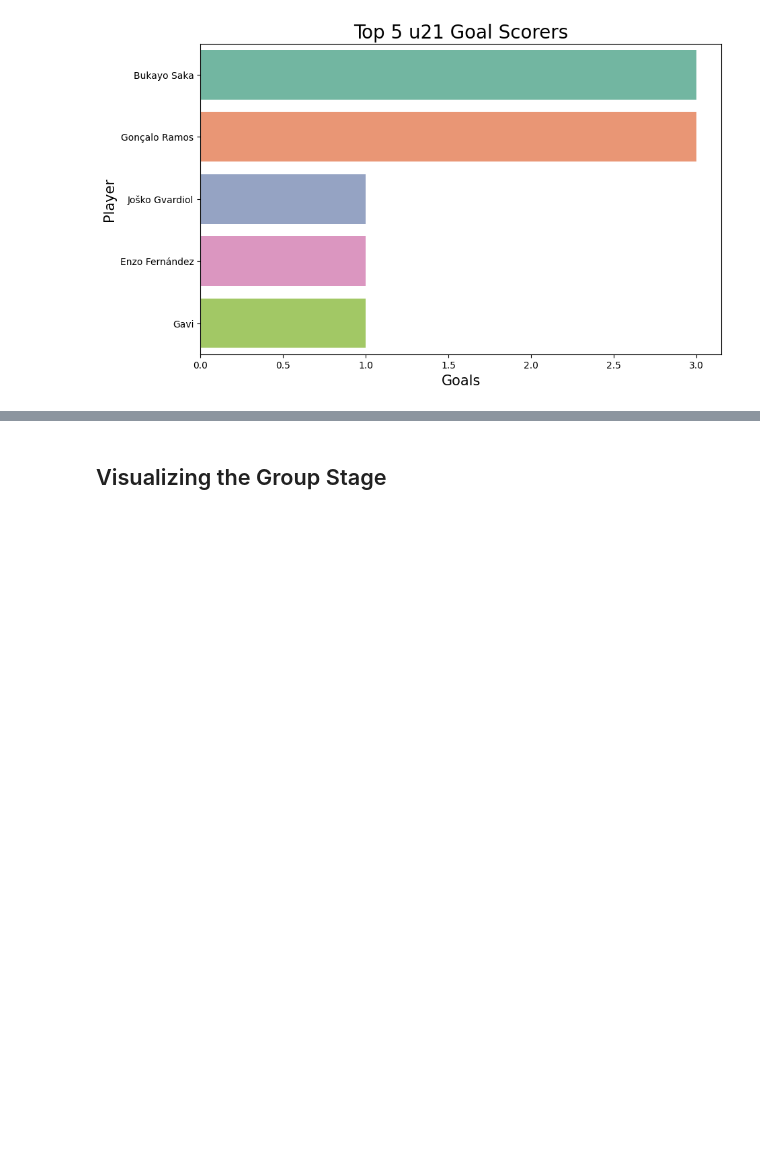
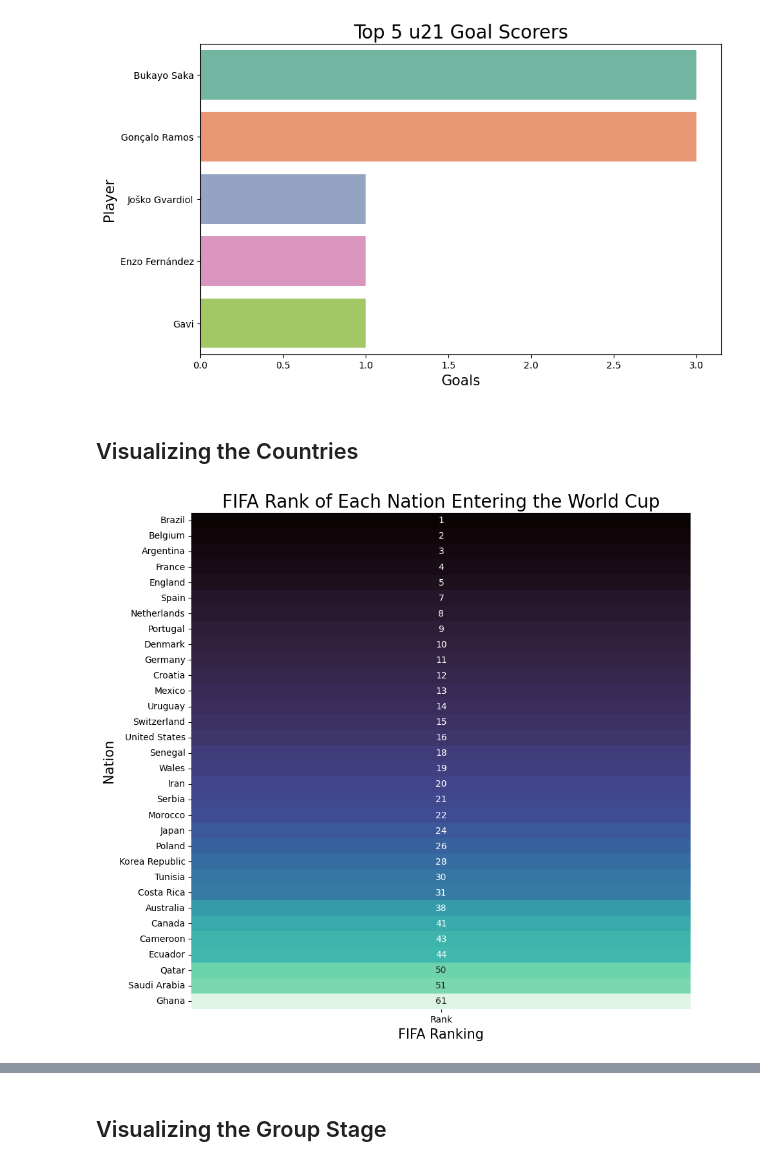
Before and after one commit to ccvale/2022-Qatar-World-Cup-Analysis, a Jupyter notebook: worldcup.ipynb, the cells around one changed output, grey strips where cells are left out. Drawn from its saved outputs; the diff is of its cells as text; code cells hidden in the pictures; blank space fills up the shorter version.

```diff
--- a/worldcup.ipynb
+++ b/worldcup.ipynb
@@ -476,3 +501,14 @@ plt.ylabel('Player', fontsize=15)
 # %% [output]
 Text(0, 0.5, 'Player')
 [figure]
+# %% [markdown]
+## Visualizing the Countries
+# %%
+plt.figure(figsize=(10, 10))
+sns.heatmap(countries['Rank'].to_frame(), annot=True, fmt='g', cmap='mako', cbar=False)
+plt.title('FIFA Rank of Each Nation Entering the World Cup', fontsize=20)
+plt.xlabel('FIFA Ranking', fontsize=15)
+plt.ylabel('Nation', fontsize=15)
+plt.show()
+# %% [output]
+[figure, added]
```
Also changed, not shown: parts of 23 cells of this notebook, 2 other files.
